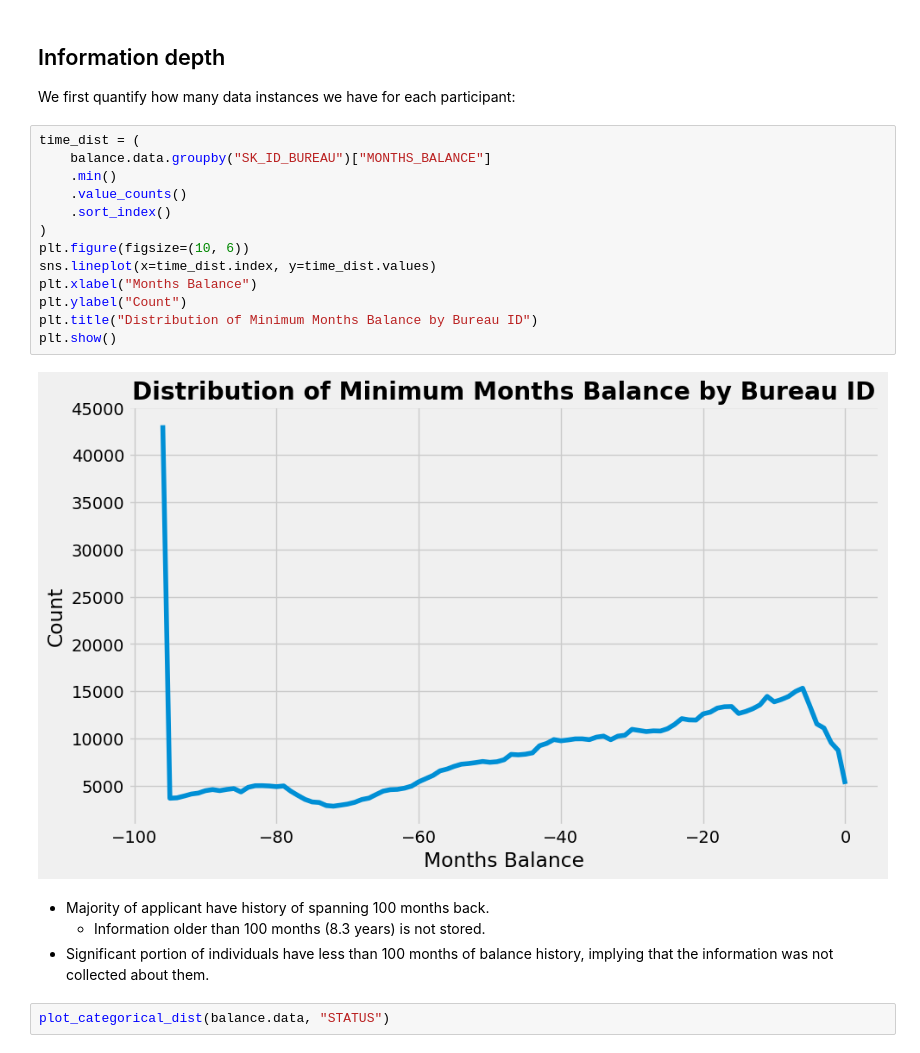
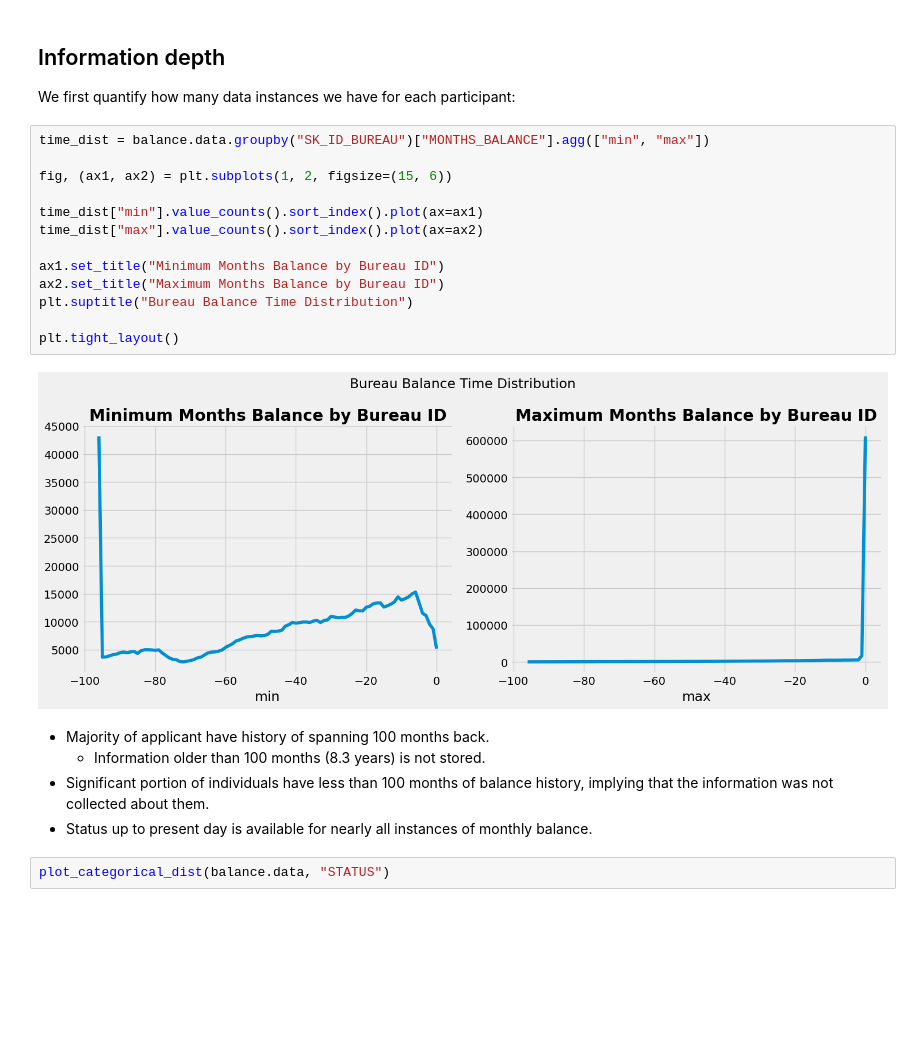
Before and after one commit to Sauciu1/defaulting-risk, a Jupyter notebook: notebooks/nb5_bureau_balance.ipynb, the cells around one changed output. Saved outputs shown, nothing was run; the diff lists cells and outputs as text; blank space fills up the shorter version.

```diff
--- a/notebooks/nb5_bureau_balance.ipynb
+++ b/notebooks/nb5_bureau_balance.ipynb
@@ -70,24 +76,25 @@ Given that the history of people balances is known, being able to to define how
 ## Information depth
 We first quantify how many data instances we have for each participant:
 # %%
-time_dist = (
-    balance.data.groupby("SK_ID_BUREAU")["MONTHS_BALANCE"]
-    .min()
-    .value_counts()
-    .sort_index()
-)
-plt.figure(figsize=(10, 6))
-sns.lineplot(x=time_dist.index, y=time_dist.values)
-plt.xlabel("Months Balance")
-plt.ylabel("Count")
-plt.title("Distribution of Minimum Months Balance by Bureau ID")
-plt.show()
+time_dist = balance.data.groupby("SK_ID_BUREAU")["MONTHS_BALANCE"].agg(["min", "max"])
+
+fig, (ax1, ax2) = plt.subplots(1, 2, figsize=(15, 6))
+
+time_dist["min"].value_counts().sort_index().plot(ax=ax1)
+time_dist["max"].value_counts().sort_index().plot(ax=ax2)
+
+ax1.set_title("Minimum Months Balance by Bureau ID")
+ax2.set_title("Maximum Months Balance by Bureau ID")
+plt.suptitle("Bureau Balance Time Distribution")
+
+plt.tight_layout()
 # %% [output]
-[figure, old version]
+[figure, new version]
 # %% [markdown]
 * Majority of applicant have history of spanning 100 months back.
     * Information older than 100 months (8.3 years) is not stored.
 * Significant portion of individuals have less than 100 months of balance history, implying that the information was not collected about them.
+* Status up to present day is available for nearly all instances of monthly balance.
 # %%
 plot_categorical_dist(balance.data, "STATUS")
 # %% [output]
```
Also changed, not shown: parts of 18 cells of this notebook, 7 other files.
